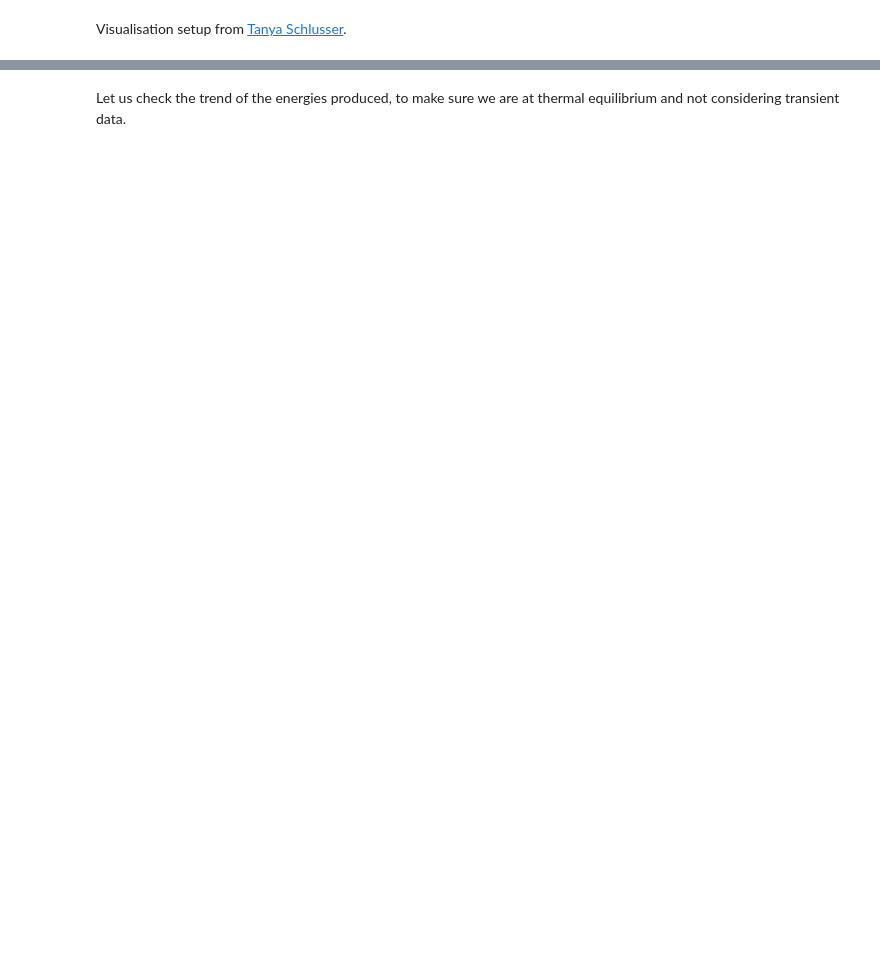
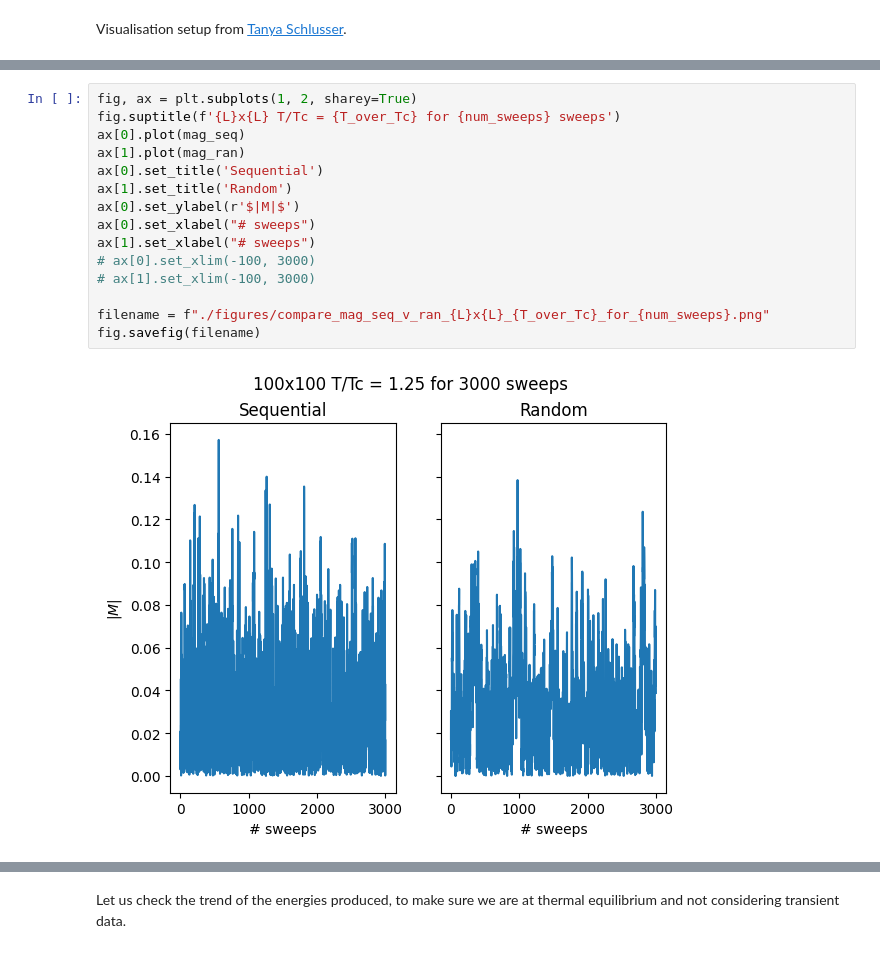
Before and after one commit to tylerjwhitts/IsingModel, a Jupyter notebook: montecarlomethod.ipynb, the cells around one changed output, grey strips where cells are left out. Drawn from its saved outputs; the diff is of its cells as text; blank space fills up the shorter version.

```diff
--- a/montecarlomethod.ipynb
+++ b/montecarlomethod.ipynb
@@ -439,0 +330,17 @@ write_gif(snapshots, filename, fps=8)
+# %%
+fig, ax = plt.subplots(1, 2, sharey=True)
+fig.suptitle(f'{L}x{L} T/Tc = {T_over_Tc} for {num_sweeps} sweeps')
+ax[0].plot(mag_seq)
+ax[1].plot(mag_ran)
+ax[0].set_title('Sequential')
+ax[1].set_title('Random')
+ax[0].set_ylabel(r'$|M|$')
+ax[0].set_xlabel("# sweeps")
+ax[1].set_xlabel("# sweeps")
+# ax[0].set_xlim(-100, 3000)
+# ax[1].set_xlim(-100, 3000)
+
+filename = f"./figures/compare_mag_seq_v_ran_{L}x{L}_{T_over_Tc}_for_{num_sweeps}.png"
+fig.savefig(filename)
+# %% [output]
+[figure, added]
```
Also changed, not shown: parts of 80 cells of this notebook, 2 other files.
